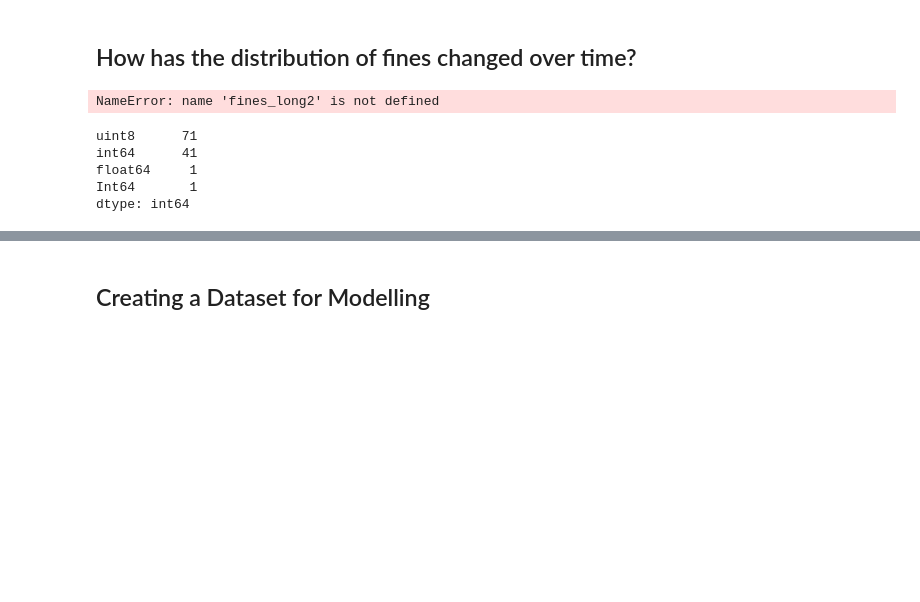
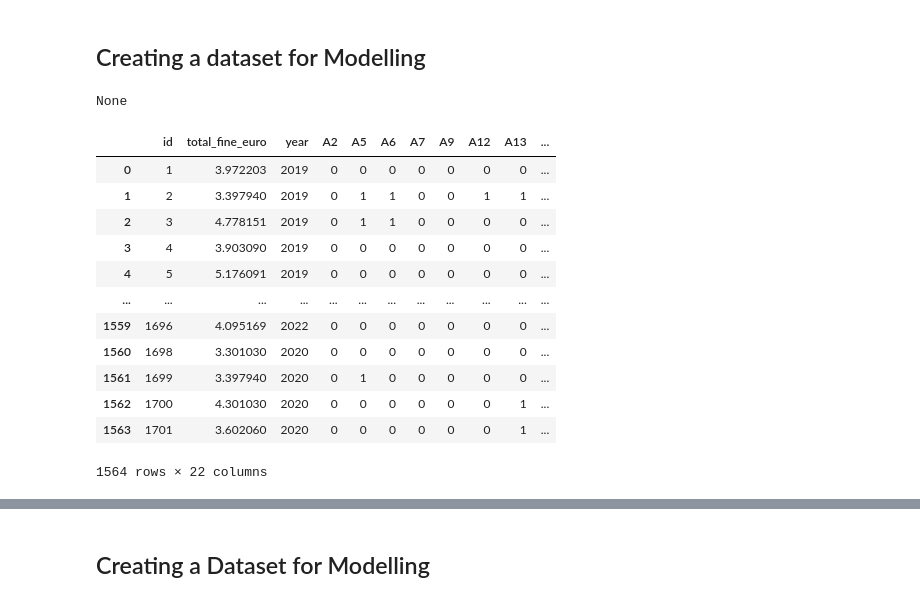
Before and after one commit to dc27/gdpr-fines-analysis, a Jupyter notebook: dev.ipynb, the cells around one changed output, grey strips where cells are left out. Drawn from its saved outputs; the diff is of its cells as text; code cells hidden in the pictures; blank space fills up the shorter version.

```diff
--- a/dev.ipynb
+++ b/dev.ipynb
@@ -12,12 +10,41 @@ import seaborn as sns
-# %% [markdown]
-## How has the distribution of fines changed over time?
+# %%
+# read in data, remove zero values for price and convert to long format
+fines = (
+    read_and_clean_fines_data(path="./data/scraped_fines.csv")
+    .pipe(pivot_fines_longer)
+)
+# %%
+# df showing article next to how often it was referenced.
+n_citations = (
+    fines
+    .value_counts('article_number')
+    .reset_index(name='count')
+    .sort_values('article_number')
+)
+# %% [markdown]
+## Creating a dataset for Modelling
 # %%
+
+MIN_CITATIONS = 30
+INTEREST_VARS = ['year', 'article_number']
+
+index = ['id', 'total_fine_euro'].extend(INTEREST_VARS)
+
+print(index)
+
 # pivot data
 gdpr_model_data = (
-    fines_long2
-    .assign(violated=1, total_fine_euro = lambda x: np.log10(x.total_fine_euro))
-    .query('year > 2000')
-    .pivot_table(values=['violated'], index=['id', 'year', 'country', 'type', 'total_fine_euro', 'n_articles_violated', 'article_number'])
+    fines
+    .assign(
+        violated=1,
+        total_fine_euro = lambda x: np.log10(x.total_fine_euro),
+        year            = lambda x: x.date.dt.year
+    )
+    .merge(
+        n_citations.query(f'count >= {MIN_CITATIONS}'),
+        how='inner', left_on='article_number', right_on='article_number'
+        )
+    .pivot_table(values=['violated'], index=['id', 'total_fine_euro'] + INTEREST_VARS)
     .unstack(level=-1, fill_value=0)
 )
 
@@ -29,12 +56,20 @@ gdpr_model_data.columns = ['A' + str(col) for col in gdpr_model_data.columns]
 
 gdpr_model_data = pd.get_dummies(gdpr_model_data.reset_index())
 # %% [output]
-NameError: name 'fines_long2' is not defined
+None
 # %%
-gdpr_model_data.dtypes.value_counts()
+gdpr_model_data
 # %% [output]
+|  | id | total_fine_euro | year | A2 | A5 | A6 | A7 | A9 | A12 | A13 | ... |
+| 0 | 1 | 3.972203 | 2019 | 0 | 0 | 0 | 0 | 0 | 0 | 0 | ... |
+| 1 | 2 | 3.397940 | 2019 | 0 | 1 | 1 | 0 | 0 | 1 | 1 | ... |
+| 2 | 3 | 4.778151 | 2019 | 0 | 1 | 1 | 0 | 0 | 0 | 0 | ... |
+| 3 | 4 | 3.903090 | 2019 | 0 | 0 | 0 | 0 | 0 | 0 | 0 | ... |
+| 4 | 5 | 5.176091 | 2019 | 0 | 0 | 0 | 0 | 0 | 0 | 0 | ... |
+| ... | ... | ... | ... | ... | ... | ... | ... | ... | ... | ... | ... |
+| 1559 | 1696 | 4.095169 | 2022 | 0 | 0 | 0 | 0 | 0 | 0 | 0 | ... |
+| 1560 | 1698 | 3.301030 | 2020 | 0 | 0 | 0 | 0 | 0 | 0 | 0 | ... |
+| 1561 | 1699 | 3.397940 | 2020 | 0 | 1 | 0 | 0 | 0 | 0 | 0 | ... |
+| 1562 | 1700 | 4.301030 | 2020 | 0 | 0 | 0 | 0 | 0 | 0 | 1 | ... |
+| 1563 | 1701 | 3.602060 | 2020 | 0 | 0 | 0 | 0 | 0 | 0 | 1 | ... |
-uint8      71
-int64      41
-float64     1
-Int64       1
-dtype: int64
+1564 rows × 22 columns
```
Also changed, not shown: parts of 20 cells of this notebook, 2 other files.
